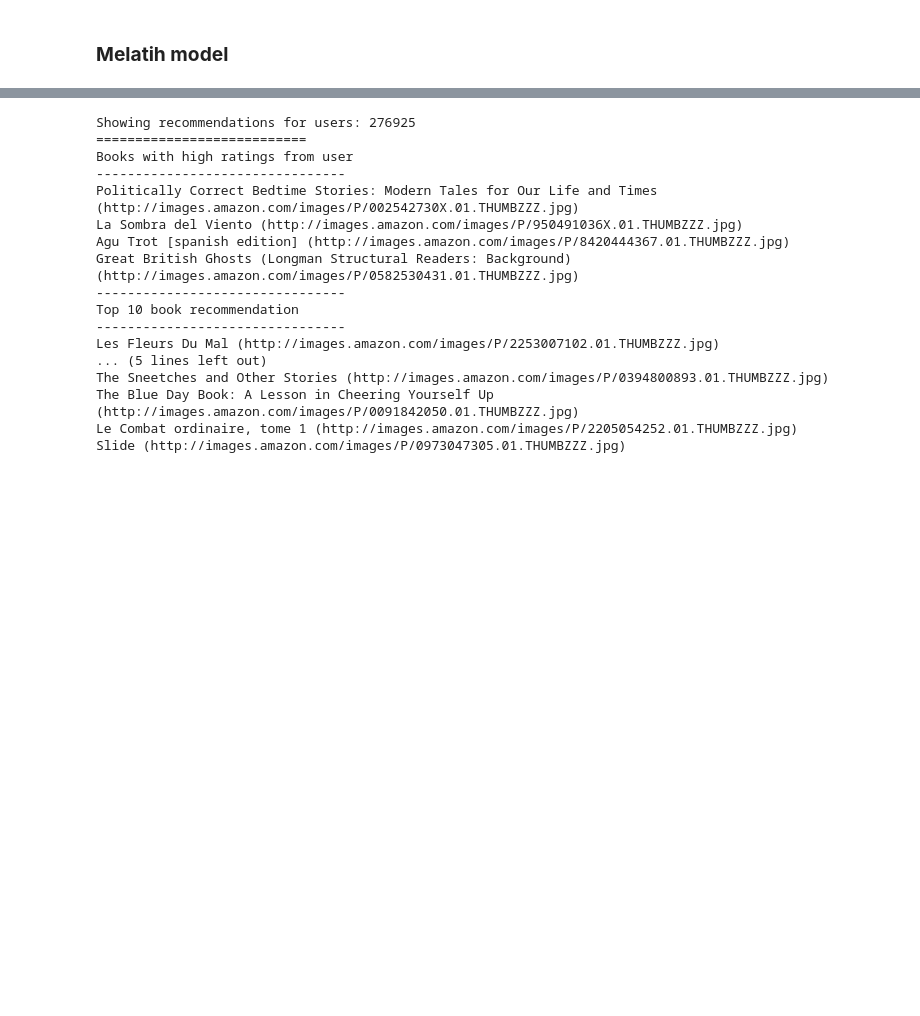
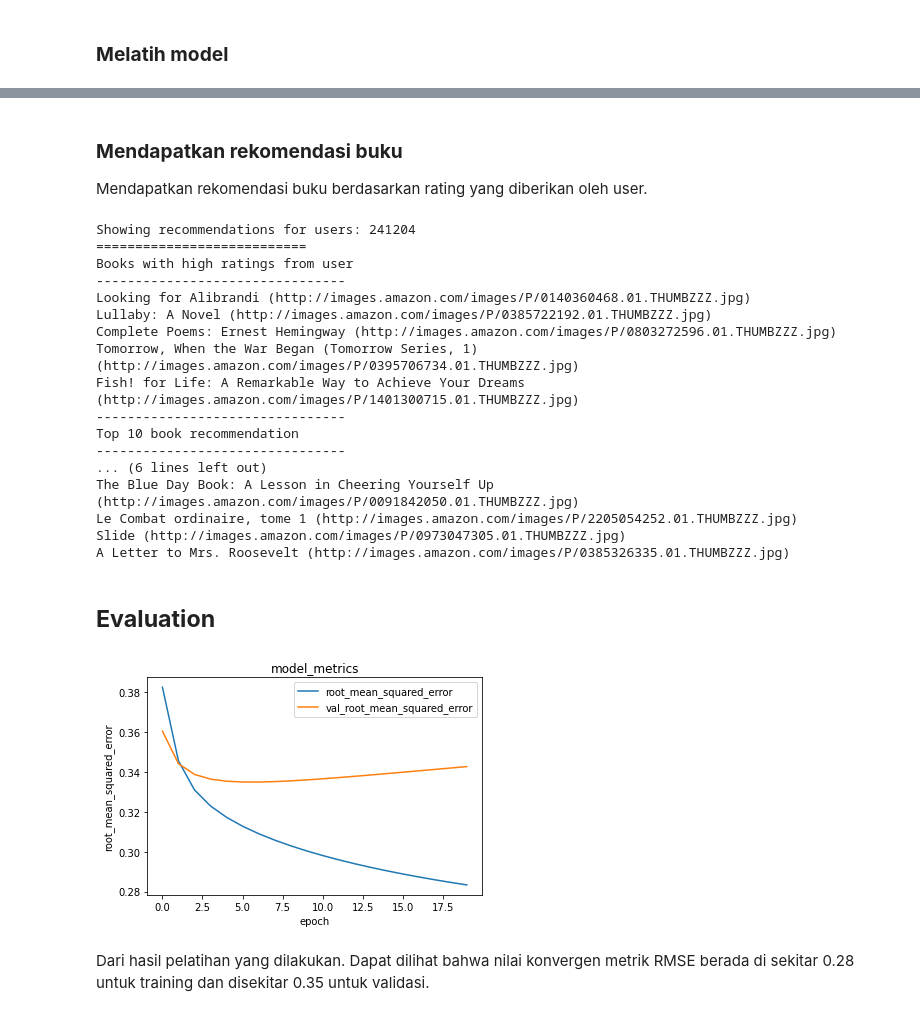
Before and after one commit to ziss11/books-recommendation, a Jupyter notebook: BookRecommendation.ipynb, the cells around one changed output, grey strips where cells are left out. Saved outputs shown, nothing was run; the diff lists cells and outputs as text; code cells hidden in the pictures; blank space fills up the shorter version.

Commit message:
menambahkan evaluasi model

```diff
--- a/BookRecommendation.ipynb
+++ b/BookRecommendation.ipynb
@@ -478,4 +538,4 @@ norm_y = norm_y.reshape(1, -1)[0]
 # %% [markdown]
 ### **Split dataset**
 # %%
-x_train, x_val, y_train, y_val = train_test_split(x, norm_y, test_size=0.2, random_state=123)
+x_train, x_val, y_train, y_val = train_test_split(x, norm_y, test_size=0.1, random_state=123)
@@ -535,7 +593,7 @@ class RecommenderNet(tf.keras.Model):
 
     return tf.nn.sigmoid(x)
 # %%
-embedding_size = 64
+embedding_size = 32
 
 model = RecommenderNet(num_users, num_books, embedding_size)
 model.compile(
@@ -548,7 +606,7 @@ model.compile(
 # %%
 history = model.fit(
   train_ds,
-  epochs = 10,
+  epochs = 20,
   validation_data = val_ds,
   verbose=1,
 )
@@ -576,3 +631,6 @@ Epoch 10/10
+# %% [markdown]
+### **Mendapatkan rekomendasi buku**
+Mendapatkan rekomendasi buku berdasarkan rating yang diberikan oleh user.
 # %%
 books_df = new_books.drop(['Num-Ratings', 'Book-Author'], axis=1)
 df = pd.read_csv('/content/book-recommendation/datasets/Ratings.csv')
@@ -596,7 +654,7 @@ recommended_books_ids = [
     encoded2book.get(book_no_choosen[x][0]) for x in top_ratings_indices
 ]
 
-print('Showing recommendations for users: {}'.format(user_id))
+print(f'Showing recommendations for users: {user_id}')
 print('===' * 9)
 print('Books with high ratings from user')
 print('----' * 8)
@@ -621,20 +679,34 @@ recommended_book = books_df[books_df['ISBN'].isin(recommended_books_ids)]
 for row in recommended_book.itertuples():
     print(f'{row[1]} ({row[3]})')
 # %% [output]
-Showing recommendations for users: 276925
+Showing recommendations for users: 241204
 ===========================
 Books with high ratings from user
 --------------------------------
-Politically Correct Bedtime Stories: Modern Tales for Our Life and Times (http://images.amazon.com/images/P/002542730X.01.THUMBZZZ.jpg)
-La Sombra del Viento (http://images.amazon.com/images/P/950491036X.01.THUMBZZZ.jpg)
-Agu Trot [spanish edition] (http://images.amazon.com/images/P/8420444367.01.THUMBZZZ.jpg)
-Great British Ghosts (Longman Structural Readers: Background) (http://images.amazon.com/images/P/0582530431.01.THUMBZZZ.jpg)
+Looking for Alibrandi (http://images.amazon.com/images/P/0140360468.01.THUMBZZZ.jpg)
+Lullaby: A Novel (http://images.amazon.com/images/P/0385722192.01.THUMBZZZ.jpg)
+Complete Poems: Ernest Hemingway (http://images.amazon.com/images/P/0803272596.01.THUMBZZZ.jpg)
+Tomorrow, When the War Began (Tomorrow Series, 1) (http://images.amazon.com/images/P/0395706734.01.THUMBZZZ.jpg)
+Fish! for Life: A Remarkable Way to Achieve Your Dreams (http://images.amazon.com/images/P/1401300715.01.THUMBZZZ.jpg)
 --------------------------------
 Top 10 book recommendation
 --------------------------------
-Les Fleurs Du Mal (http://images.amazon.com/images/P/2253007102.01.THUMBZZZ.jpg)
-... (5 lines left out)
-The Sneetches and Other Stories (http://images.amazon.com/images/P/0394800893.01.THUMBZZZ.jpg)
+... (6 lines left out)
 The Blue Day Book: A Lesson in Cheering Yourself Up (http://images.amazon.com/images/P/0091842050.01.THUMBZZZ.jpg)
 Le Combat ordinaire, tome 1 (http://images.amazon.com/images/P/2205054252.01.THUMBZZZ.jpg)
 Slide (http://images.amazon.com/images/P/0973047305.01.THUMBZZZ.jpg)
+A Letter to Mrs. Roosevelt (http://images.amazon.com/images/P/0385326335.01.THUMBZZZ.jpg)
+# %% [markdown]
+## **Evaluation**
+# %%
+plt.plot(history.history['root_mean_squared_error'])
+plt.plot(history.history['val_root_mean_squared_error'])
+plt.title('model_metrics')
+plt.ylabel('root_mean_squared_error')
+plt.xlabel('epoch')
+plt.legend(['root_mean_squared_error', 'val_root_mean_squared_error'])
+plt.show()
+# %% [output]
+[figure, added]
+# %% [markdown]
+Dari hasil pelatihan yang dilakukan. Dapat dilihat bahwa nilai konvergen metrik RMSE berada di sekitar 0.28 untuk training dan disekitar 0.35 untuk validasi.
```
Also changed, not shown: parts of 28 cells of this notebook.
